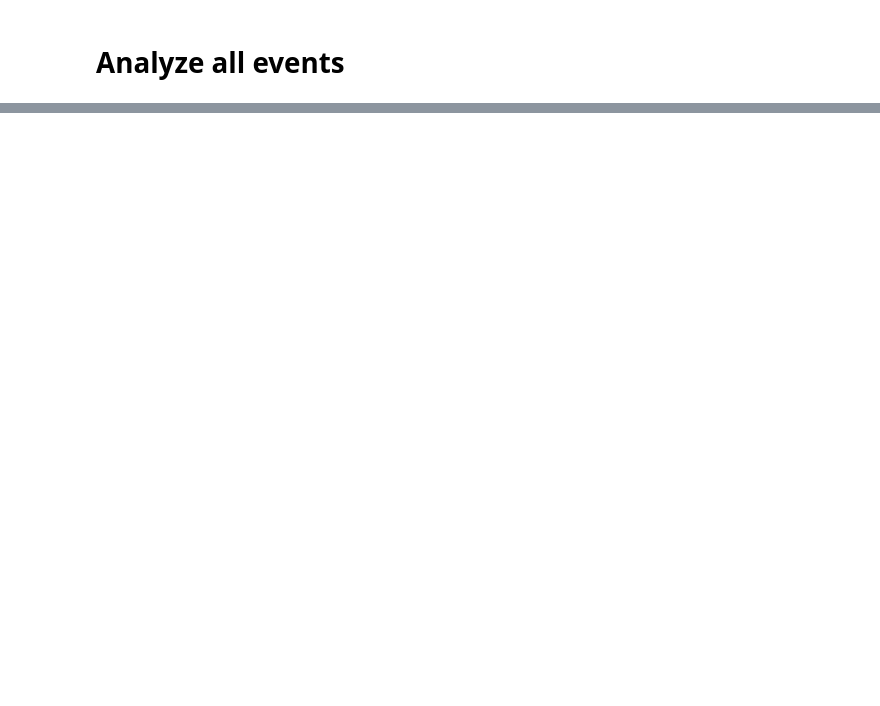
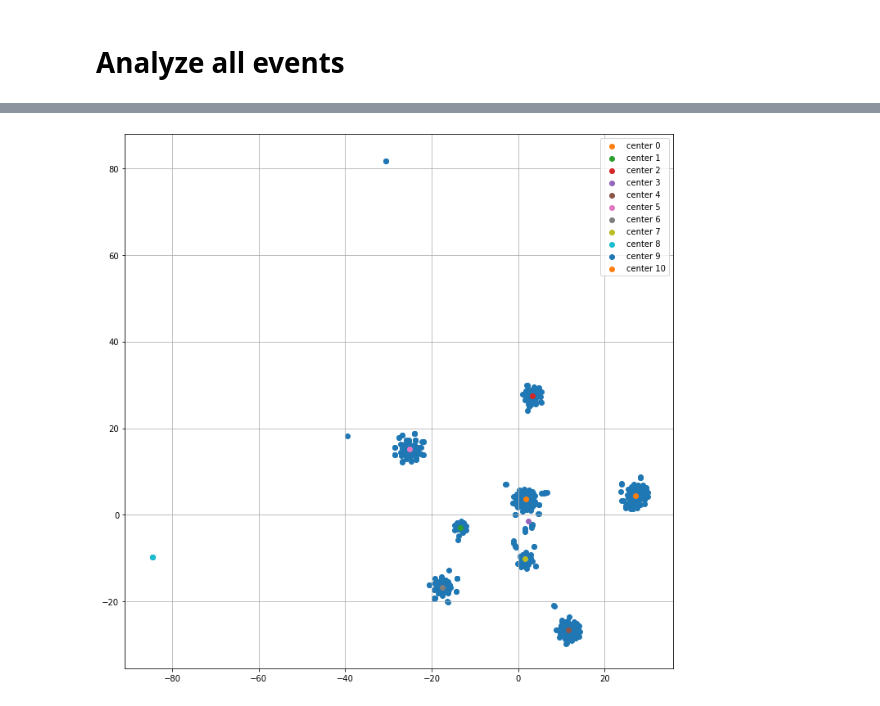
Before and after one commit to cobermai/lhc_anomaly_detection, a Jupyter notebook: notebooks/RB_FPA_analysis_prim_quench.ipynb, the cells around one changed output, grey strips where cells are left out. Drawn from its saved outputs; the diff is of its cells as text; code cells hidden in the pictures; blank space fills up the shorter version.

```diff
--- a/notebooks/RB_FPA_analysis_prim_quench.ipynb
+++ b/notebooks/RB_FPA_analysis_prim_quench.ipynb
@@ -333,0 +264,2 @@ xr.concat(dataset, dim="event")
+# %%
+X_embedded = TSNE(n_components=2, init='random').fit_transform(np.nan_to_num(dataset_scaled.data.reshape(len(dataset_scaled.event),-1)))
@@ -333,0 +275,9 @@ xr.concat(dataset, dim="event")
+# %%
+kmeans = KMeans(n_clusters=11, random_state=0).fit(X_embedded)
+centers = kmeans.cluster_centers_
+
+center_indices=[]
+
+for i, center in enumerate(centers):
+    distance = np.linalg.norm(X_embedded - centers[i:i + 1, :], axis=1)
+    center_indices.append(np.argsort(distance)[0])
@@ -333,0 +305,11 @@ xr.concat(dataset, dim="event")
+# %%
+plt.figure(figsize=(12,12))
+plt.grid()
+
+plt.scatter(x=X_embedded[:,0], y=X_embedded[:,1])
+for i, center in enumerate(centers):
+    plt.scatter(x=center[0], y=center[1], label=f"center {i}")
+plt.legend()
+plt.show()
+# %% [output]
+[figure, added]
```
Also changed, not shown: parts of 23 cells of this notebook, 12 other files.
